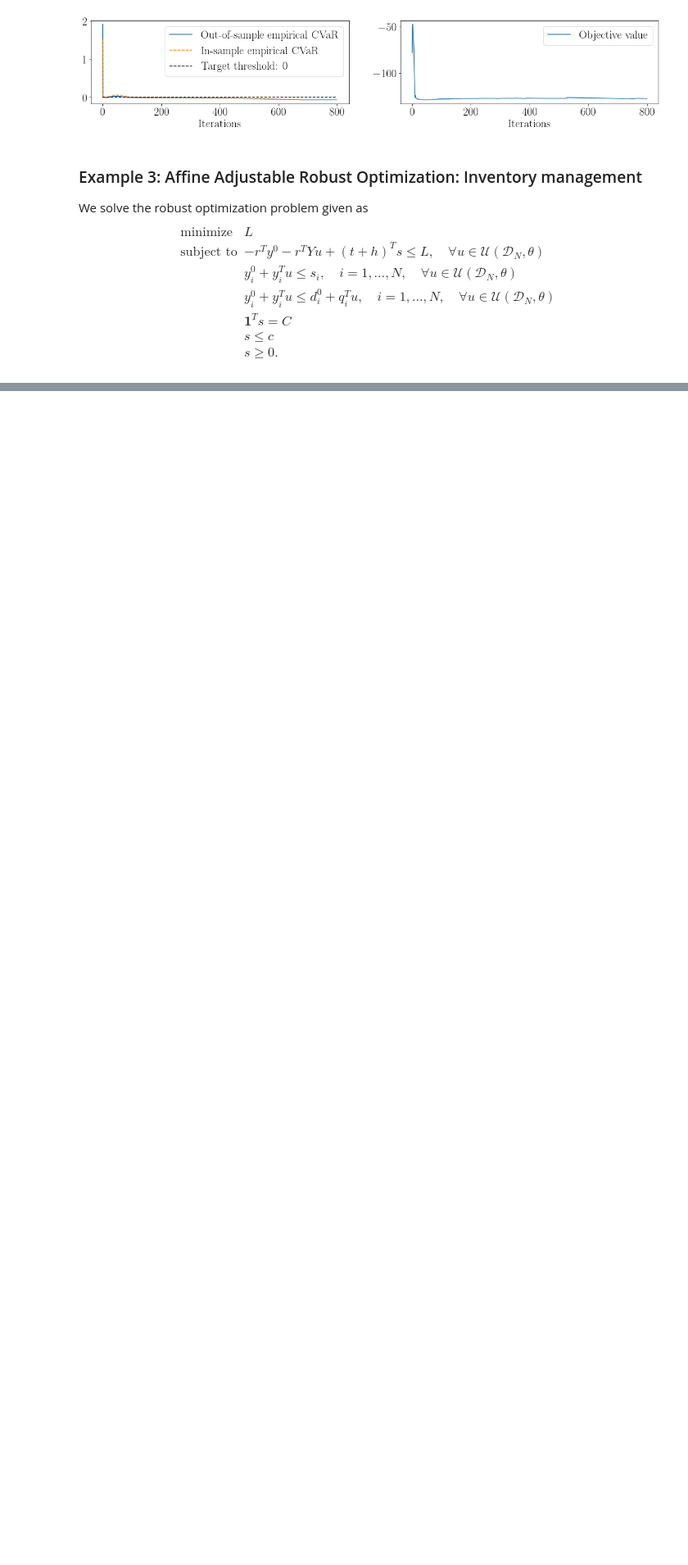
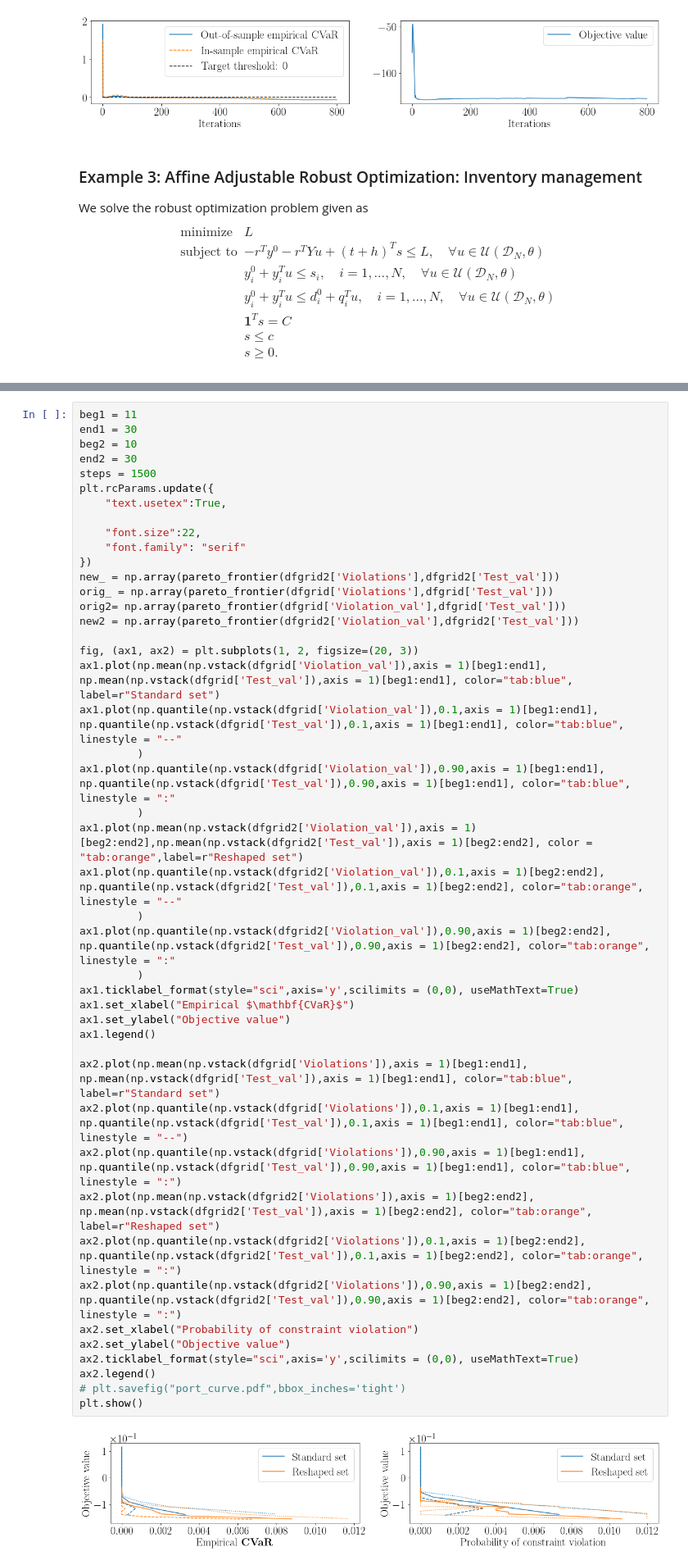
Before and after one commit to stellatogrp/lropt, a Jupyter notebook: docs/examples/experiments/tutorial_learning copy.ipynb, the cells around one changed output, grey strips where cells are left out. Shown at 82% size. Saved outputs shown, nothing was run; the diff lists cells and outputs as text; blank space fills up the shorter version.

```diff
--- a/docs/examples/experiments/tutorial_learning copy.ipynb
+++ b/docs/examples/experiments/tutorial_learning copy.ipynb
@@ -821,0 +917,47 @@ plt.savefig("Inventory_iters.pdf",bbox_inches='tight')
+# %%
+beg1 = 11
+end1 = 30
+beg2 = 10
+end2 = 30
+steps = 1500
+plt.rcParams.update({
+    "text.usetex":True,
+
+    "font.size":22,
+    "font.family": "serif"
+})
+new_ = np.array(pareto_frontier(dfgrid2['Violations'],dfgrid2['Test_val']))
+orig_ = np.array(pareto_frontier(dfgrid['Violations'],dfgrid['Test_val']))
+orig2= np.array(pareto_frontier(dfgrid['Violation_val'],dfgrid['Test_val']))
+new2 = np.array(pareto_frontier(dfgrid2['Violation_val'],dfgrid2['Test_val']))
+
+fig, (ax1, ax2) = plt.subplots(1, 2, figsize=(20, 3))
+ax1.plot(np.mean(np.vstack(dfgrid['Violation_val']),axis = 1)[beg1:end1], np.mean(np.vstack(dfgrid['Test_val']),axis = 1)[beg1:end1], color="tab:blue", label=r"Standard set")
+ax1.plot(np.quantile(np.vstack(dfgrid['Violation_val']),0.1,axis = 1)[beg1:end1], np.quantile(np.vstack(dfgrid['Test_val']),0.1,axis = 1)[beg1:end1], color="tab:blue", linestyle = "--"
+         )
+ax1.plot(np.quantile(np.vstack(dfgrid['Violation_val']),0.90,axis = 1)[beg1:end1], np.quantile(np.vstack(dfgrid['Test_val']),0.90,axis = 1)[beg1:end1], color="tab:blue", linestyle = ":"
+         )
+ax1.plot(np.mean(np.vstack(dfgrid2['Violation_val']),axis = 1)[beg2:end2],np.mean(np.vstack(dfgrid2['Test_val']),axis = 1)[beg2:end2], color = "tab:orange",label=r"Reshaped set")
+ax1.plot(np.quantile(np.vstack(dfgrid2['Violation_val']),0.1,axis = 1)[beg2:end2], np.quantile(np.vstack(dfgrid2['Test_val']),0.1,axis = 1)[beg2:end2], color="tab:orange", linestyle = "--"
+         )
+ax1.plot(np.quantile(np.vstack(dfgrid2['Violation_val']),0.90,axis = 1)[beg2:end2], np.quantile(np.vstack(dfgrid2['Test_val']),0.90,axis = 1)[beg2:end2], color="tab:orange", linestyle = ":"
+         )
+ax1.ticklabel_format(style="sci",axis='y',scilimits = (0,0), useMathText=True)
+ax1.set_xlabel("Empirical $\mathbf{CVaR}$")
+ax1.set_ylabel("Objective value")
+ax1.legend()
+
+ax2.plot(np.mean(np.vstack(dfgrid['Violations']),axis = 1)[beg1:end1], np.mean(np.vstack(dfgrid['Test_val']),axis = 1)[beg1:end1], color="tab:blue", label=r"Standard set")
+ax2.plot(np.quantile(np.vstack(dfgrid['Violations']),0.1,axis = 1)[beg1:end1], np.quantile(np.vstack(dfgrid['Test_val']),0.1,axis = 1)[beg1:end1], color="tab:blue", linestyle = "--")
+ax2.plot(np.quantile(np.vstack(dfgrid['Violations']),0.90,axis = 1)[beg1:end1], np.quantile(np.vstack(dfgrid['Test_val']),0.90,axis = 1)[beg1:end1], color="tab:blue", linestyle = ":")
+ax2.plot(np.mean(np.vstack(dfgrid2['Violations']),axis = 1)[beg2:end2], np.mean(np.vstack(dfgrid2['Test_val']),axis = 1)[beg2:end2], color="tab:orange", label=r"Reshaped set")
+ax2.plot(np.quantile(np.vstack(dfgrid2['Violations']),0.1,axis = 1)[beg2:end2], np.quantile(np.vstack(dfgrid2['Test_val']),0.1,axis = 1)[beg2:end2], color="tab:orange", linestyle = ":")
+ax2.plot(np.quantile(np.vstack(dfgrid2['Violations']),0.90,axis = 1)[beg2:end2], np.quantile(np.vstack(dfgrid2['Test_val']),0.90,axis = 1)[beg2:end2], color="tab:orange", linestyle = ":")
+ax2.set_xlabel("Probability of constraint violation")
+ax2.set_ylabel("Objective value")
+ax2.ticklabel_format(style="sci",axis='y',scilimits = (0,0), useMathText=True)
+ax2.legend()
+# plt.savefig("port_curve.pdf",bbox_inches='tight')
+plt.show()
+# %% [output]
+[figure, added]
```
Also changed, not shown: parts of 13 cells of this notebook, 4 other files.
